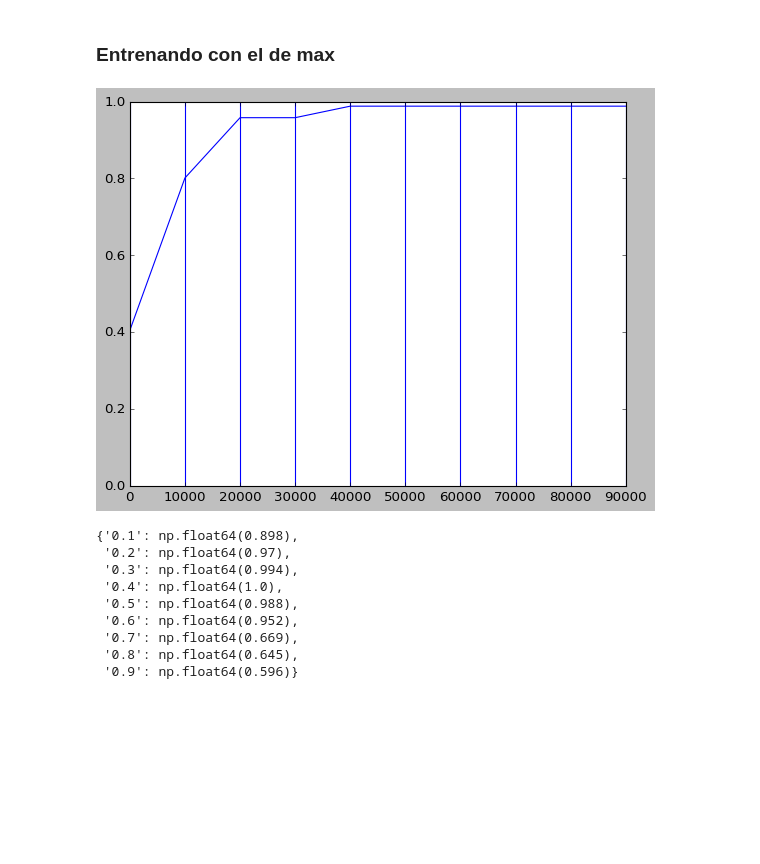
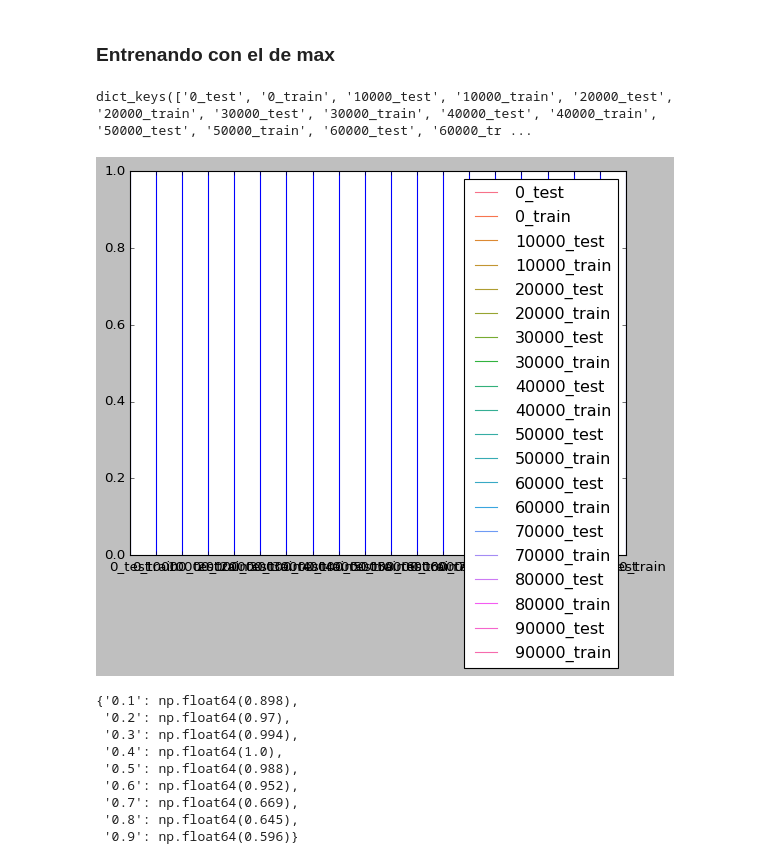
Before and after one commit to masouto94/RedNeuronalMatematicaIII, a Jupyter notebook: avocadoPerceptron.ipynb, the cells around one changed output. Saved outputs shown, nothing was run; the diff lists cells and outputs as text; code cells hidden in the pictures; blank space fills up the shorter version.

```diff
--- a/avocadoPerceptron.ipynb
+++ b/avocadoPerceptron.ipynb
@@ -316,6 +313,10 @@ class AvocadoPerceptron():
         self.learning_rate = 0.001
 
     def _propagar_adelante(self, vector_entrada) -> dict[str,np.ndarray]:
+        """Con esta función devolvemos un diccionario que nos muestra los valores de las matrices
+        con los valores de pesos por entradas más sesgos, tanto sin activar (Z1 y Z2) como activadas (A1 y A2).
+        Toma los pesos y sesgos actuales.
+        """
         #Traspongo el vector de entrada para poder hacer la multiplicacion matricial
         vector_entrada_traspuesto = vector_entrada.T
         #Capa oculta numero 1 sin activar
@@ -328,7 +329,9 @@ class AvocadoPerceptron():
         A2 = sigmoide(Z2)
         return {"Z1":Z1,"A1":A1,"Z2":Z2,"A2":A2}
 
+
     def predecir(self,vector_entrada, umbral:float = 0.5) -> np.number:
+        """Obtiene la predicción (A2) de la función anterior."""
         pred = self._propagar_adelante(vector_entrada).get("A2") >= umbral
         return pred.astype(int).item()
 
@@ -339,16 +342,20 @@ class AvocadoPerceptron():
             "self.peso_salida":self.peso_salida,
             "self.sesgo_oculto":self.sesgo_oculto
         }
+
     def reajustar_pesos(self,pesos: dict) -> None:
+        """Aplicamos el descenso de gradiente estocástico con los pesos y sesgos producto del entrenamiento
+        (eso es retornado por la función entrenar() en formato diccionario.)"""
         self.peso_oculto -= self.learning_rate * pesos.get("WH")
         self.sesgo_oculto -= self.learning_rate * pesos.get("BH")
         self.peso_salida -= self.learning_rate * pesos.get("WO")
         self.sesgo_oculto -= self.learning_rate * pesos.get("BO")
 
     def entrenar(self, vector_entrada, Y) -> dict[str,np.ndarray]:
-        """Entrenar la red consiste en propagar hacia atrás.Esto implica reajustar los pesos de las predicciones desde la salida hacia atrás.
+        """Entrenar la red consiste en propagar hacia atrás. Esto implica reajustar los pesos de las predicciones
+        desde la salida hacia atrás.
         Por lo tanto, la función de costo toma la forma `C = (A2 - y)**2` =  y las sucesivas derivadas parciales son:
-        - dC_A2 > dA2_Z2 > dZ2_WO > dZ2_BO > dZ2_A1 > dA1_Z1 > dZ1_WH > dZ1_BH > dWH_X
+        - dC_A2 > dA2_Z2 > dZ2_WO > dZ2_A1 > dZ2_BO > dA1_Z1 > dZ1_WH > dZ1_BH
         """
         base = self._propagar_adelante(vector_entrada)
         dC_A2 = 2*(base.get("A2") - Y)
@@ -360,7 +367,9 @@ class AvocadoPerceptron():
         dZ1_WH = vector_entrada.T
         dZ1_BH = 1
 
-
+        # Hacemos la multiplicación de las derivadas parciales
+        # para obtener la derivada de la función de costo en función de todos los parámetros (pesos, sesgos y A1).
+        # Esto se hace para ver cuánto afecta la variación de cada parámetro al costo final.
         dC_dW2 = dC_A2 @ dA2_Z2 @ dZ2_WO.T
         dC_dB2 = dC_A2 @ dA2_Z2 * dZ2_BO
         dC_dA1 = dC_A2 @ dA2_Z2 @ dZ2_A1
@@ -383,6 +392,9 @@ cls.predecir(registro)
 ### Entrenando con el de max
 # %%
 def calcular_accuracy(df_x_train, df_y_train, modelo, rango=0.5):
+    """Esta función calcula la exactitud dada una matriz X de características y vector Y de salida.
+    También toma como argumento el umbral de la función logística (la que activa Z2).
+    """
     preds = []
     for trainset in df_x_train.values:
         preds.append(modelo.predecir(trainset.reshape(1,modelo.variables),rango))
@@ -391,8 +403,9 @@ def calcular_accuracy(df_x_train, df_y_train, modelo, rango=0.5):
     comp["hits"] = comp.apply(lambda hit: hit["ripeness_binary"] == hit["Predicciones"], axis=1)
     return (comp["hits"].sum() / comp["hits"].shape[0]).round(3)
 
-# Función para ver exactitud por umbral
 def umbral_optimo(df_x_train:pd.DataFrame, df_y_train:pd.Series, modelo: AvocadoPerceptron):
+    """Esta función devuelve la exactitud para cada umbral (en forma de diccionario).
+    """
     rangos = [i/10 for i in range(1, 10, 1)]
     predictores = {}
     for rango in rangos:
@@ -400,6 +413,9 @@ def umbral_optimo(df_x_train:pd.DataFrame, df_y_train:pd.Series, modelo: Avocado
     return predictores
 
 def graficar_comparacion(comparaciones, x_label, y_label):
+    """Esta función grafica la función anterior.
+    Toma como argumentos las comparaciones y las etiquetas de los ejes "x" e "y".
+    """
     fig, ax = plt.subplots()
     for key, compset in comparaciones.items():
             ax.plot(compset.keys(), compset.values())
@@ -413,18 +429,26 @@ def graficar_comparacion(comparaciones, x_label, y_label):
 comp = {}
 for i in range (100_000):
     if i % 10000 == 0:
-        comp[i] = calcular_accuracy(trainsets.get("max").get("X_train"), trainsets.get("max").get("Y_train"), cls)
+        comp[f"{i}_test"] = calcular_accuracy((trainsets.get("max").get("X_test")), trainsets.get("max").get("Y_test"), cls)
+        comp[f"{i}_train"] = calcular_accuracy((trainsets.get("max").get("X_train")), trainsets.get("max").get("Y_train"), cls)
     inp = trainsets.get("max").get("X_train").sample(1)
     pred = trainsets.get("max").get("Y_train")[inp.index[0]]
     cls.entrenar(inp.values,pred)
+# %%
+comp.keys()
+# %% [output]
+dict_keys(['0_test', '0_train', '10000_test', '10000_train', '20000_test', '20000_train', '30000_test', '30000_train', '40000_test', '40000_train', '50000_test', '50000_train', '60000_test', '60000_tr ...
 # %%
-axes = sns.lineplot(data=comp)
+#CORREGIR
+
+axes = sns.lineplot(data=comp, x=comp.keys(), y=comp.values(), hue=comp.keys())
 axes.vlines(comp.keys(), ymax=1,ymin=0)
 plt.show()
 
 #Las iteraciones se optimizan en 40000
+# PROBAR DESPUÉS CON 42_000 ITERACIONES
 # %% [output]
-[figure, old version]
+[figure, new version]
 # %%
 #Iteramos para ver el mejor umbral para predecir el valor
 predicciones_train_max = umbral_optimo(trainsets.get("max").get("X_train"), trainsets.get("max").get("Y_train"), cls)
```
Also changed, not shown: parts of 4 cells of this notebook, 1 other file.
